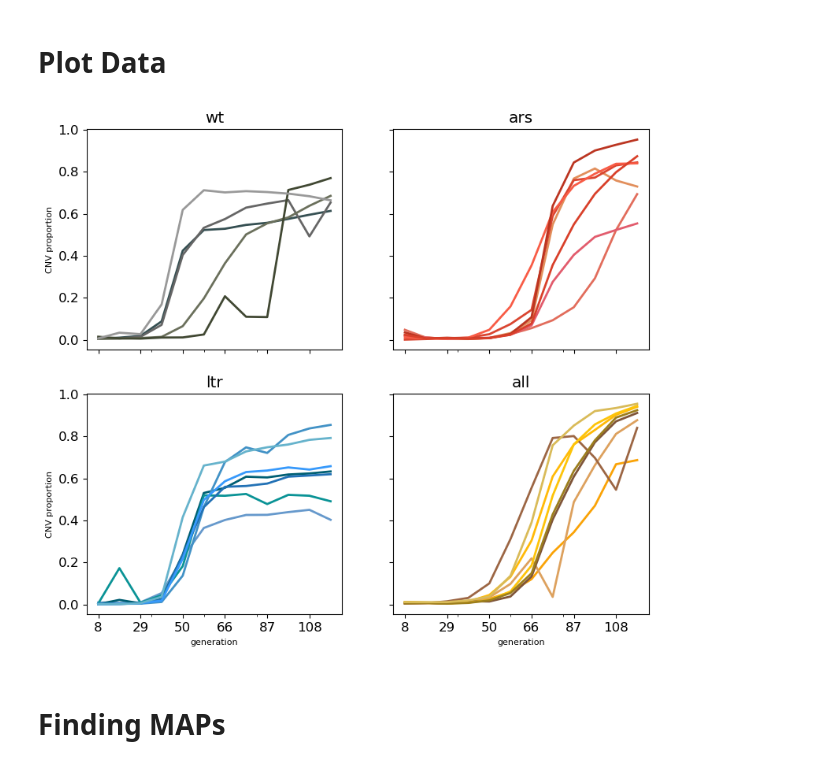
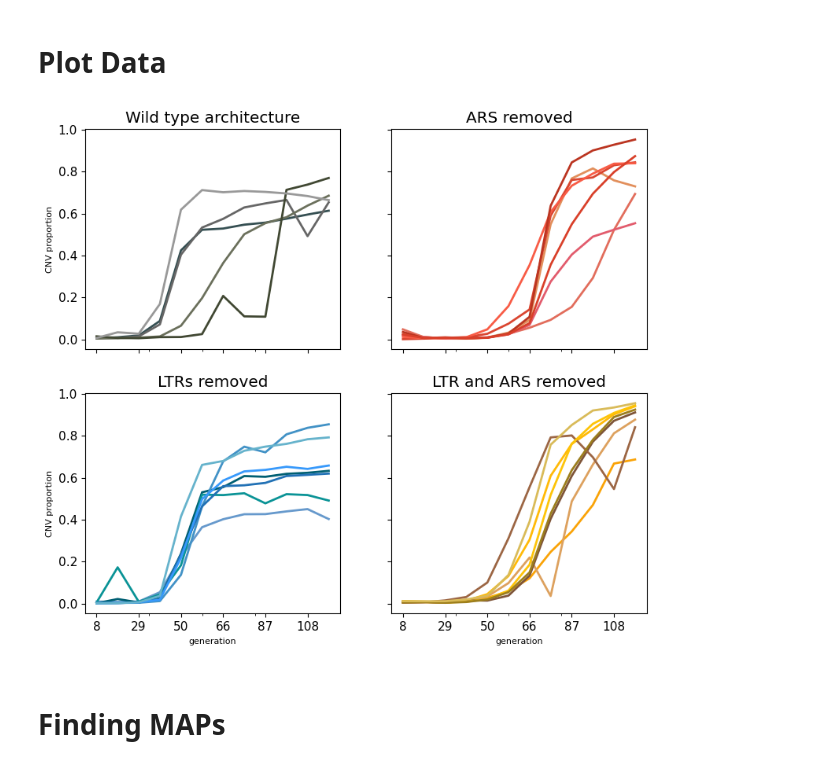
Before and after one commit to yoavram-lab/chuong_et_al, a Jupyter notebook: Empirical Analysis.ipynb, the cells around one changed output. Cells and saved outputs as stored; diff of their text form; code cells hidden in the pictures.

```diff
--- a/Empirical Analysis.ipynb
+++ b/Empirical Analysis.ipynb
@@ -46,28 +46,30 @@ color_dict_ = {'wt': ["#354f52", "#666666", "#6b705c", "#414833" ,"#999999"],
 color_dict = color_dict_
 color_dict['together'] = color_dict['wt']+color_dict['ltr']+color_dict['ars']+color_dict['all']
 rep_colors = {'wt':"black", 'ltr':"#6699cc", 'ars': "#e26d5c", 'all':"#DEBD52", "lauer": "grey"}
+
+label_dict = {'wt': 'Wild type architecture', 'ltr': 'LTRs removed', 'ars': 'ARS removed', 'all': 'LTR and ARS removed', 'lauer': 'Lauer'}
 # %% [markdown]
 # Plot Data
 # %%
 fig, ax = plt.subplots(2,2, figsize=(12,8), sharey=True, sharex=True)
 lines = list(color_dict.keys())
 font = 12
 change_font(font)
 
 for i in range(4):
     l = lines[i]
     d = read_empirical(l, clean=False)
     # r = read_empirical(l, clean=True)
     c = color_dict[l][0]
     # r.T.plot(ax=ax[i%2, i//2], color='k', legend=False, style='--', linewidth=1.5, markersize=4)
     d.T.plot(ax=ax[i%2, i//2], color=color_dict[l], legend = False, linewidth=2)
     # fig.legend(['imputation'], loc=(0.74,0.5))
-    ax[i%2, i//2].set_title(l)
+    ax[i%2, i//2].set_title(label_dict[l])
     ax[i%2, i//2].set_xlabel('generation\n', fontsize=font-4)
     ax[i%2, i//2].set_ylabel('CNV proportion', fontsize=font-4)
 fig.subplots_adjust(right=0.72)
 # %% [output]
-[figure, old version]
+[figure, new version]
 # %% [markdown]
 # Finding MAPs
 # %% [markdown]
```
Also changed, not shown: parts of 8 cells of this notebook.
